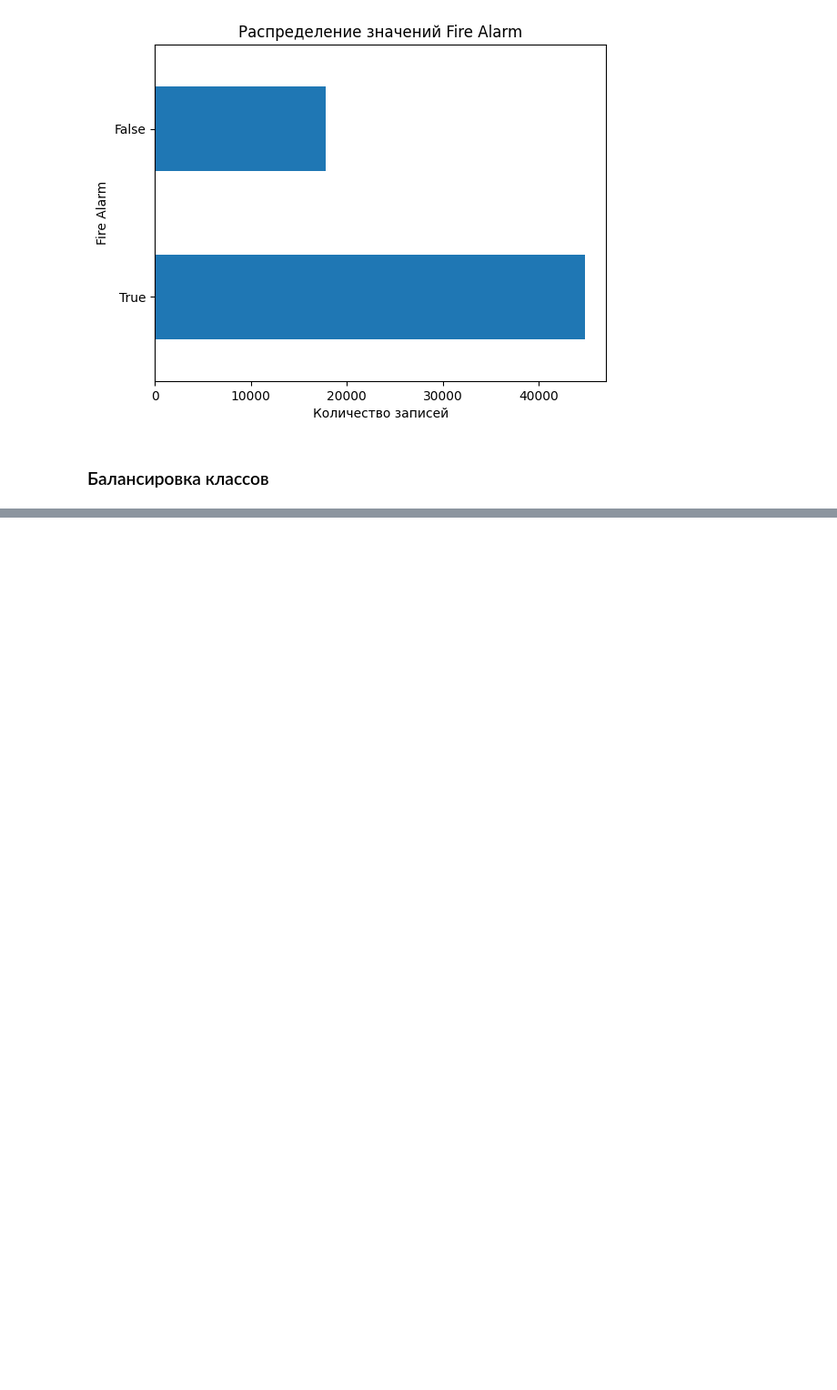
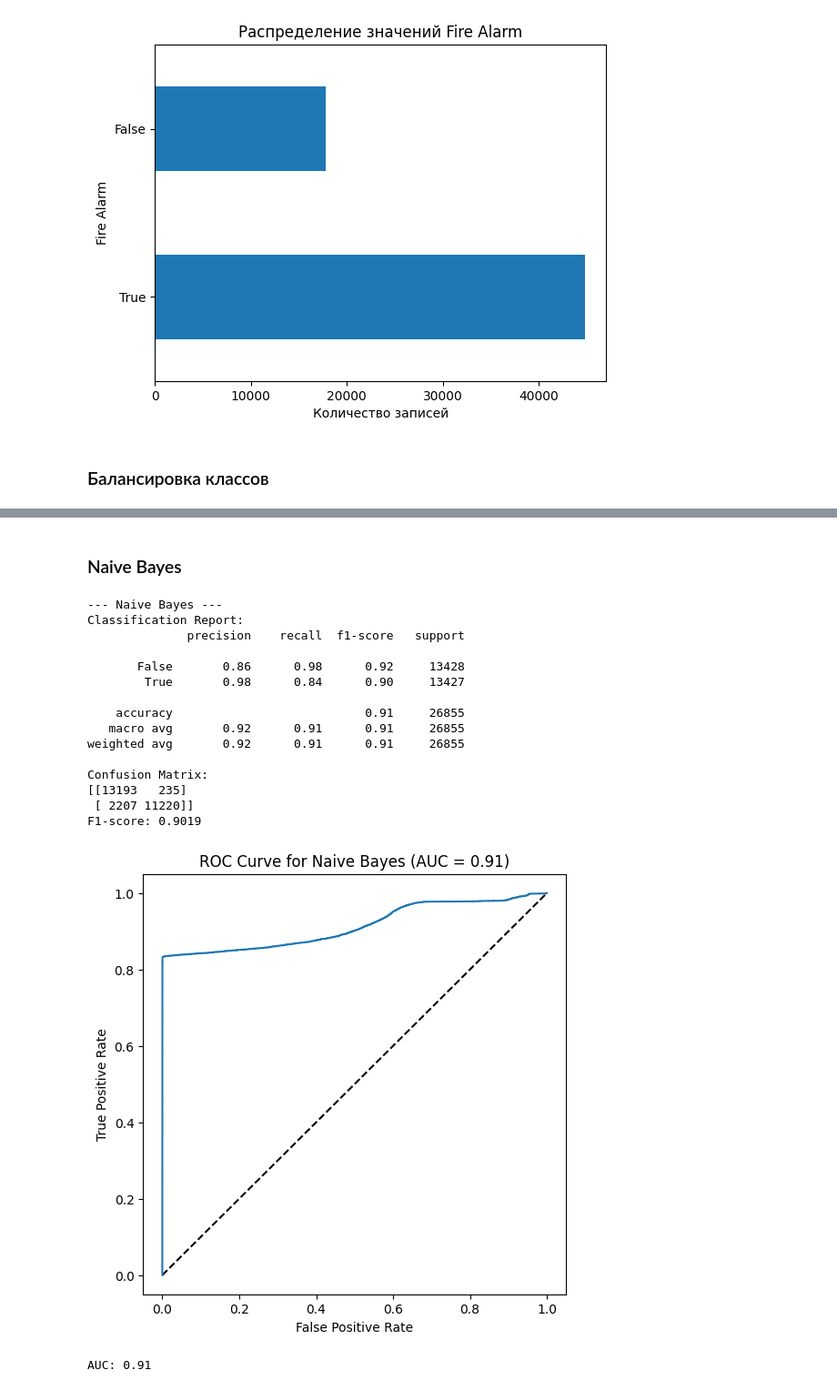
Before and after one commit to Vaiforo/ML1, a Jupyter notebook: k4_lab2.ipynb, the cells around one changed output, grey strips where cells are left out. Shown at 91% size. Cells and saved outputs as stored; diff of their text form; code cells hidden in the pictures; blank space fills up the shorter version.

```diff
--- a/k4_lab2.ipynb
+++ b/k4_lab2.ipynb
@@ -122,0 +179,24 @@ array([[-0.03606181,  0.24972407, -0.0055814 , ..., -0.5072014 ,
+# %% [markdown]
+### Naive Bayes
+# %%
+nb = GaussianNB()
+nb.fit(X_train, y_train)
+evaluate_model(nb, X_test, y_test, "Naive Bayes")
+# %% [output]
+--- Naive Bayes ---
+Classification Report:
+              precision    recall  f1-score   support
+
+       False       0.86      0.98      0.92     13428
+        True       0.98      0.84      0.90     13427
+
+    accuracy                           0.91     26855
+   macro avg       0.92      0.91      0.91     26855
+weighted avg       0.92      0.91      0.91     26855
+
+Confusion Matrix:
+[[13193   235]
+ [ 2207 11220]]
+F1-score: 0.9019
+[figure, added]
+AUC: 0.91
```
Also changed, not shown: parts of 47 cells of this notebook, 4 other files.
